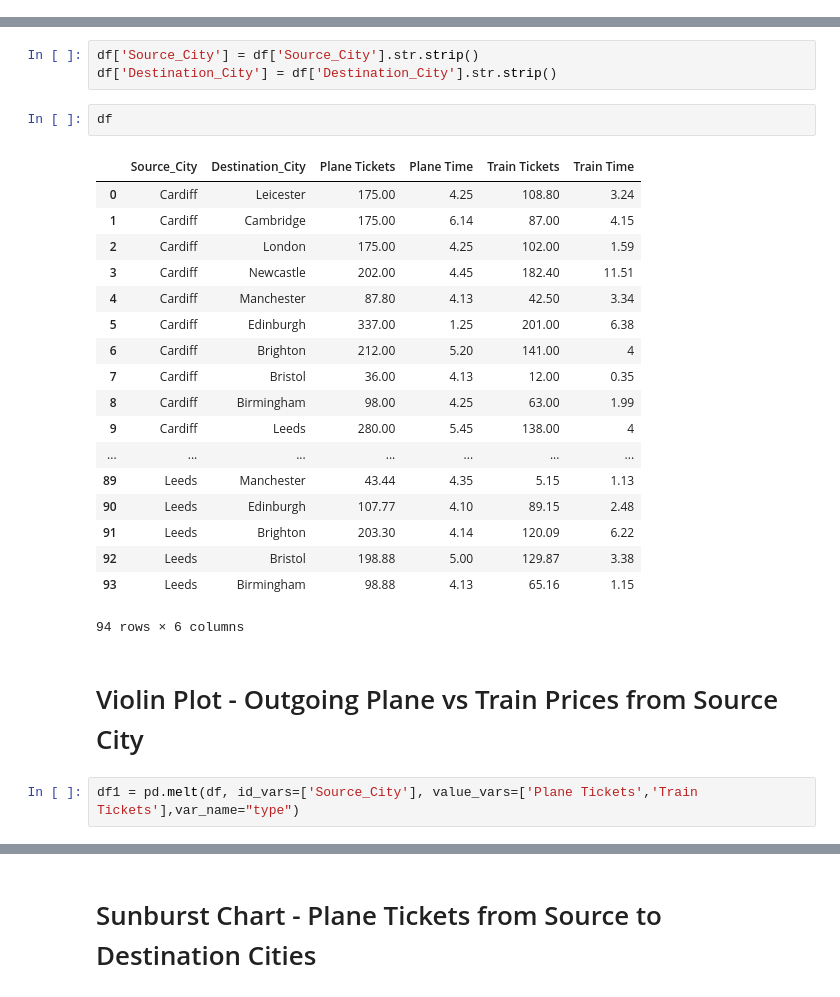
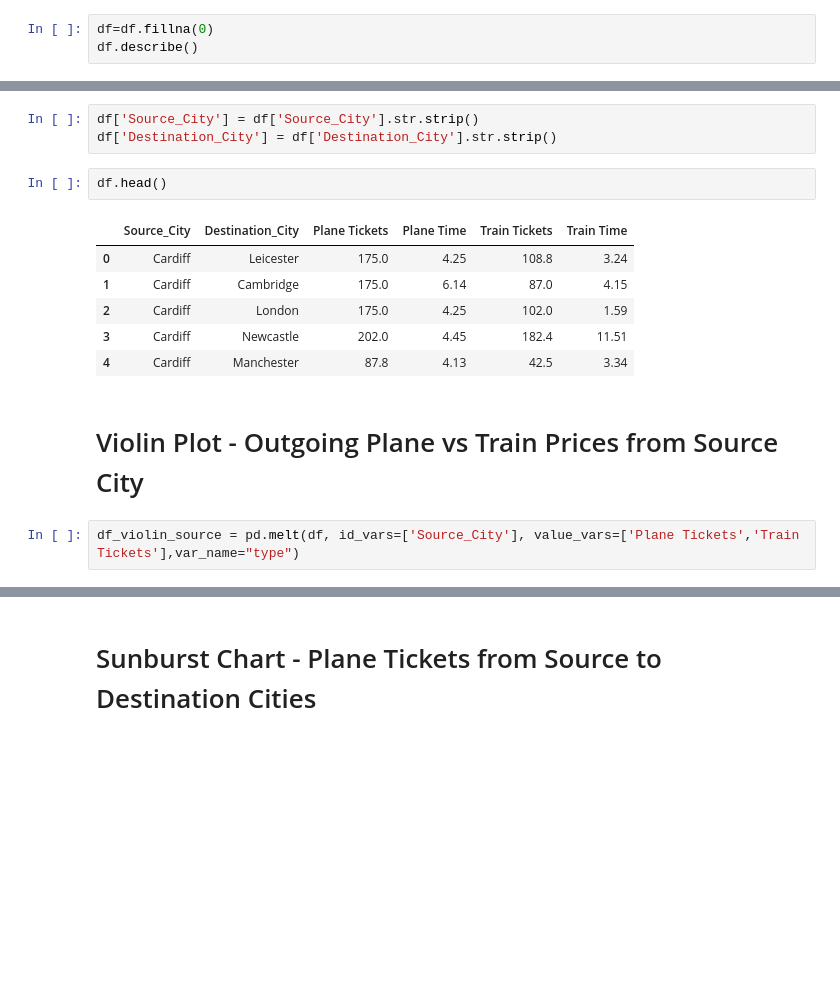
Before and after one commit to mhaiskarshridhar/Efficient-Transportation, a Jupyter notebook: Plane vs Train UK.ipynb, the cells around one changed output, grey strips where cells are left out. Drawn from its saved outputs; the diff is of its cells as text; blank space fills up the shorter version.

```diff
--- a/Plane vs Train UK.ipynb
+++ b/Plane vs Train UK.ipynb
@@ -33,0 +34,3 @@ del(df['Train tickets(To)'])
+# %%
+df=df.fillna(0)
+df.describe()
@@ -38,30 +51,18 @@ df.columns=cols
 df['Source_City'] = df['Source_City'].str.strip()
 df['Destination_City'] = df['Destination_City'].str.strip()
 # %%
-df
+df.head()
 # %% [output]
 |  | Source_City | Destination_City | Plane Tickets | Plane Time | Train Tickets | Train Time |
-| 0 | Cardiff | Leicester | 175.00 | 4.25 | 108.80 | 3.24 |
-| 1 | Cardiff | Cambridge | 175.00 | 6.14 | 87.00 | 4.15 |
-| 2 | Cardiff | London | 175.00 | 4.25 | 102.00 | 1.59 |
-| 3 | Cardiff | Newcastle | 202.00 | 4.45 | 182.40 | 11.51 |
-| 4 | Cardiff | Manchester | 87.80 | 4.13 | 42.50 | 3.34 |
-| 5 | Cardiff | Edinburgh | 337.00 | 1.25 | 201.00 | 6.38 |
-| 6 | Cardiff | Brighton | 212.00 | 5.20 | 141.00 | 4 |
-| 7 | Cardiff | Bristol | 36.00 | 4.13 | 12.00 | 0.35 |
-| 8 | Cardiff | Birmingham | 98.00 | 4.25 | 63.00 | 1.99 |
-| 9 | Cardiff | Leeds | 280.00 | 5.45 | 138.00 | 4 |
-| ... | ... | ... | ... | ... | ... | ... |
-| 89 | Leeds | Manchester | 43.44 | 4.35 | 5.15 | 1.13 |
-| 90 | Leeds | Edinburgh | 107.77 | 4.10 | 89.15 | 2.48 |
-| 91 | Leeds | Brighton | 203.30 | 4.14 | 120.09 | 6.22 |
-| 92 | Leeds | Bristol | 198.88 | 5.00 | 129.87 | 3.38 |
-| 93 | Leeds | Birmingham | 98.88 | 4.13 | 65.16 | 1.15 |
+| 0 | Cardiff | Leicester | 175.0 | 4.25 | 108.8 | 3.24 |
+| 1 | Cardiff | Cambridge | 175.0 | 6.14 | 87.0 | 4.15 |
+| 2 | Cardiff | London | 175.0 | 4.25 | 102.0 | 1.59 |
+| 3 | Cardiff | Newcastle | 202.0 | 4.45 | 182.4 | 11.51 |
+| 4 | Cardiff | Manchester | 87.8 | 4.13 | 42.5 | 3.34 |
-94 rows × 6 columns
 # %% [markdown]
 # Violin Plot -  Outgoing Plane vs Train Prices from Source City
 # %%
-df1 = pd.melt(df, id_vars=['Source_City'], value_vars=['Plane Tickets','Train Tickets'],var_name="type")
+df_violin_source = pd.melt(df, id_vars=['Source_City'], value_vars=['Plane Tickets','Train Tickets'],var_name="type")
 # %%
 fig, ax = pyplot.subplots(figsize =(25, 25))
 
```
Also changed, not shown: parts of 12 cells of this notebook.
